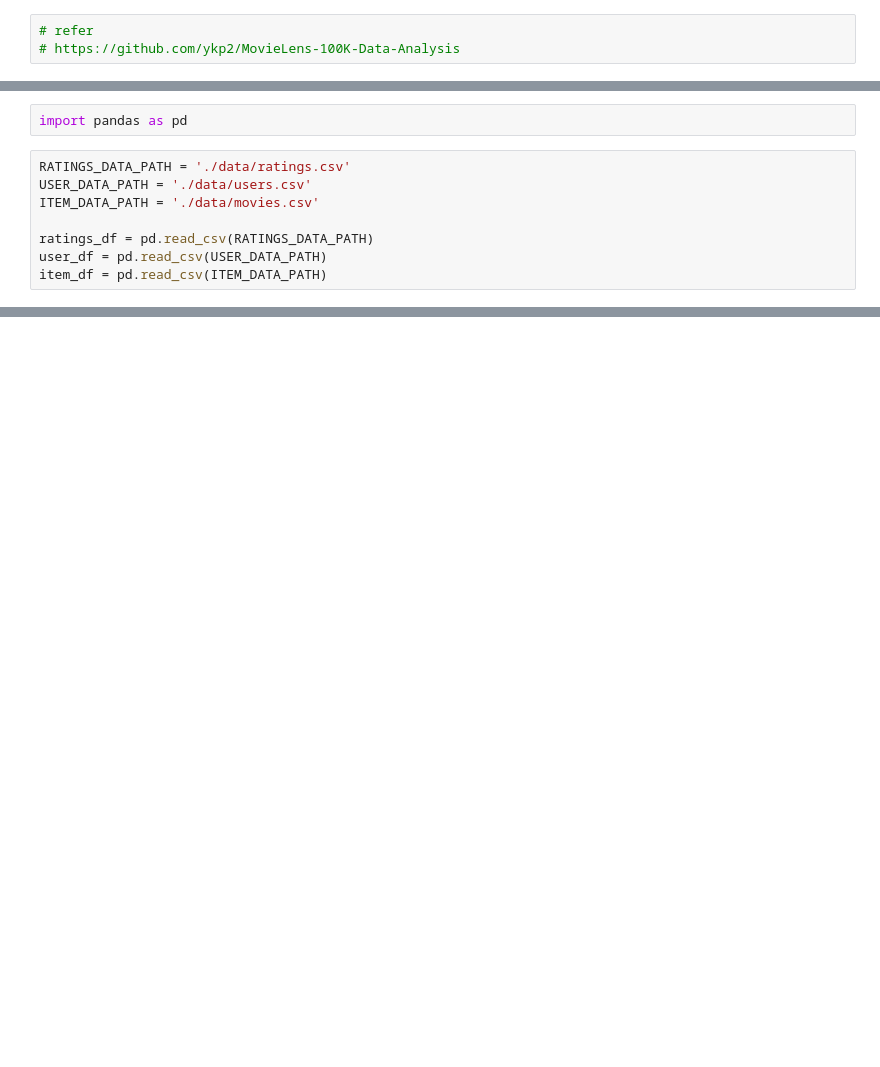
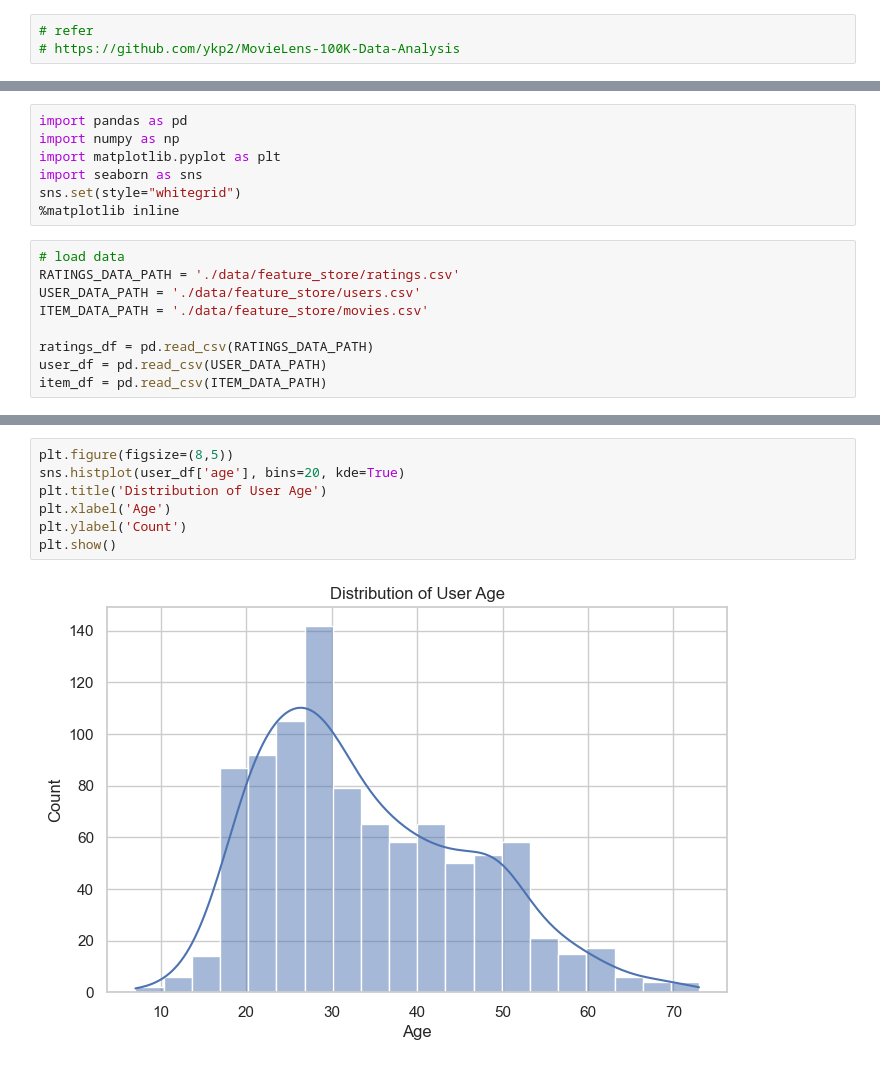
Before and after one commit to DinethRubeh/movielens100k-tfrs-recsys, a Jupyter notebook: notebooks/1_eda.ipynb, the cells around one changed output, grey strips where cells are left out. Saved outputs shown, nothing was run; the diff lists cells and outputs as text; blank space fills up the shorter version.

```diff
--- a/notebooks/1_eda.ipynb
+++ b/notebooks/1_eda.ipynb
@@ -4,9 +20,15 @@
 # %%
 import pandas as pd
+import numpy as np
+import matplotlib.pyplot as plt
+import seaborn as sns
+sns.set(style="whitegrid")
+%matplotlib inline
 # %%
-RATINGS_DATA_PATH = './data/ratings.csv'
-USER_DATA_PATH = './data/users.csv'
-ITEM_DATA_PATH = './data/movies.csv'
+# load data
+RATINGS_DATA_PATH = './data/feature_store/ratings.csv'
+USER_DATA_PATH = './data/feature_store/users.csv'
+ITEM_DATA_PATH = './data/feature_store/movies.csv'
 
 ratings_df = pd.read_csv(RATINGS_DATA_PATH)
 user_df = pd.read_csv(USER_DATA_PATH)
@@ -39,0 +74,9 @@ Name: count, Length: 1660, dtype: int64
+# %%
+plt.figure(figsize=(8,5))
+sns.histplot(user_df['age'], bins=20, kde=True)
+plt.title('Distribution of User Age')
+plt.xlabel('Age')
+plt.ylabel('Count')
+plt.show()
+# %% [output]
+[figure, added]
```
Also changed, not shown: parts of 21 cells of this notebook.
